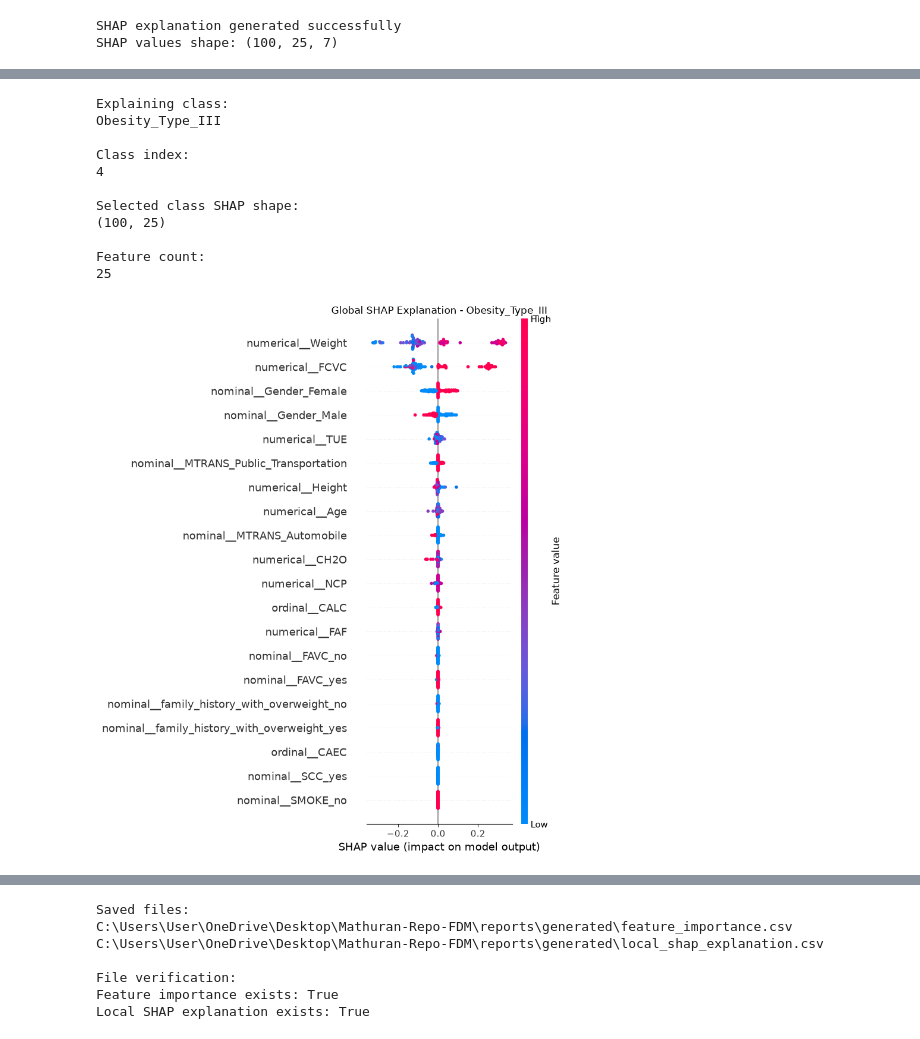
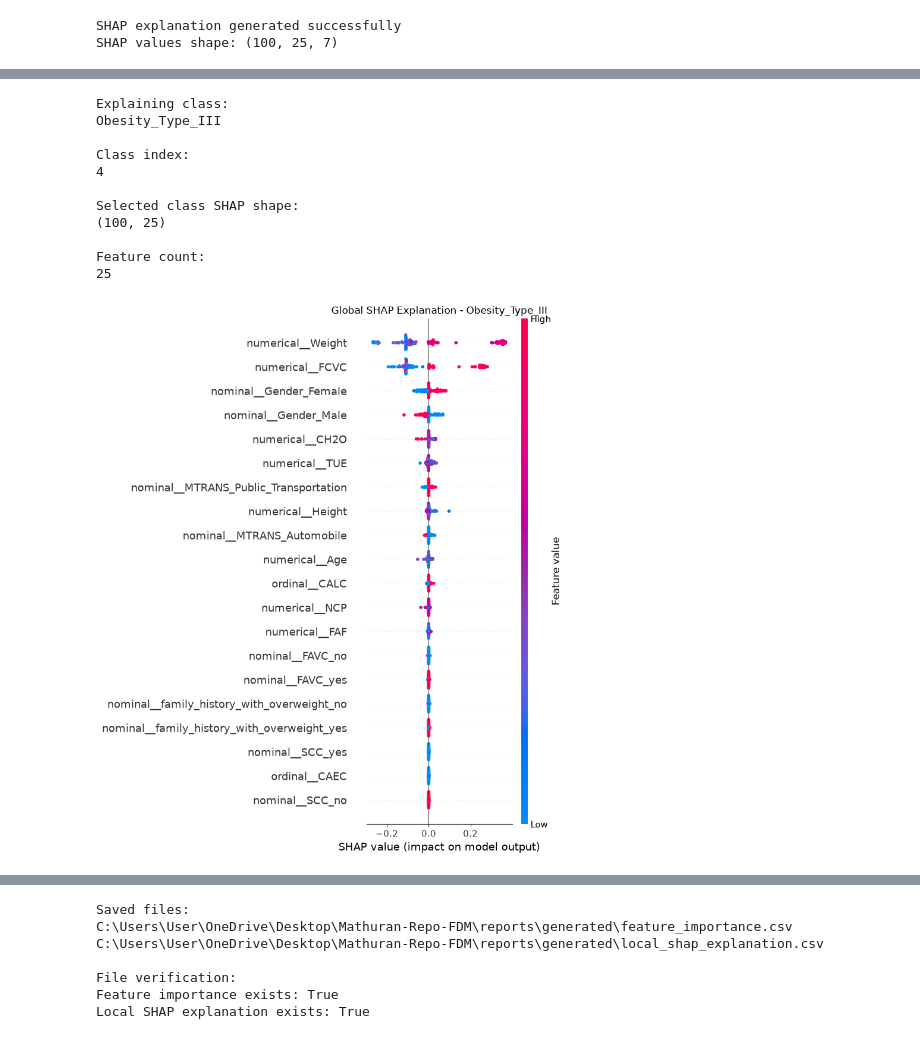
Before and after one commit to Mathu-code/Obesity-Risk-Intelligence-System, a Jupyter notebook: notebooks/06_explainability.ipynb, the cells around one changed output, grey strips where cells are left out. Cells and saved outputs as stored; diff of their text form; code cells hidden in the pictures.

```diff
--- a/notebooks/06_explainability.ipynb
+++ b/notebooks/06_explainability.ipynb
@@ -183,8 +298,32 @@ feature_names = preprocessor.get_feature_names_out()
 print("Transformed feature shape:", X_test_transformed.shape)
 print("Number of feature names:", len(feature_names))
 
-# Background samples for SHAP
-X_shap_background = X_test_transformed[:50]
+# Training-data background samples for SHAP
+from sklearn.model_selection import train_test_split
+
+raw_data = pd.read_csv(
+    PROJECT_ROOT / "data" / "raw" / "obesity.csv"
+)
+
+X_raw = raw_data[metadata["predictive_features"]]
+y_raw = raw_data["NObeyesdad"]
+
+X_background_train, _, _, _ = train_test_split(
+    X_raw,
+    y_raw,
+    test_size=0.30,
+    random_state=42,
+    stratify=y_raw,
+)
+
+background_sample = X_background_train.sample(
+    n=50,
+    random_state=42,
+)
+
+X_shap_background = preprocessor.transform(
+    background_sample
+)
 
 # Prediction function for classifier only
 def shap_predict_proba(data):
@@ -216,8 +372,8 @@ SHAP values shape: (100, 25, 7)
 # Select class for explanation
 explain_class = "Obesity_Type_III"
 
-# Get class index from metadata
-class_index = metadata["target_classes"].index(
+# Get class index from the fitted classifier
+class_index = list(classifier.classes_).index(
     explain_class
 )
 
@@ -240,31 +396,31 @@ print(len(feature_names))
 
 # Generate global SHAP summary plot
 plt.figure(figsize=(12, 8))
 
 shap.summary_plot(
     selected_class_shap,
     X_shap_sample,
     feature_names=feature_names,
     show=False
 )
 
 plt.title(
     f"Global SHAP Explanation - {explain_class}"
 )
 
 plt.tight_layout()
 
 plt.show()
 # %% [output]
 Explaining class:
 Obesity_Type_III
 
 Class index:
 4
 
 Selected class SHAP shape:
 (100, 25)
 
 Feature count:
 25
-[figure, old version]
+[figure, new version]
```
Also changed, not shown: parts of 15 cells of this notebook, 9 other files.
